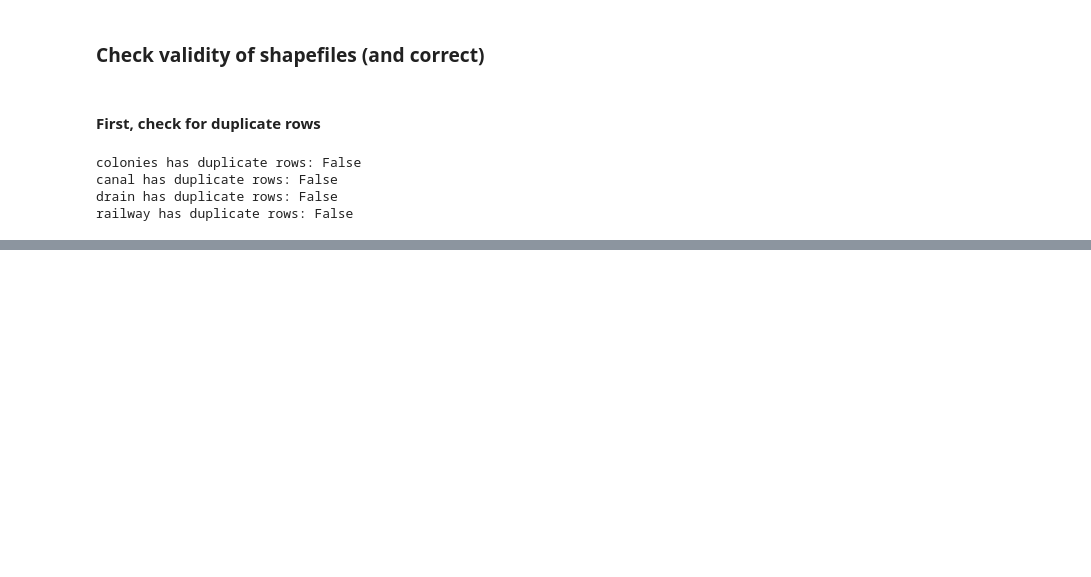
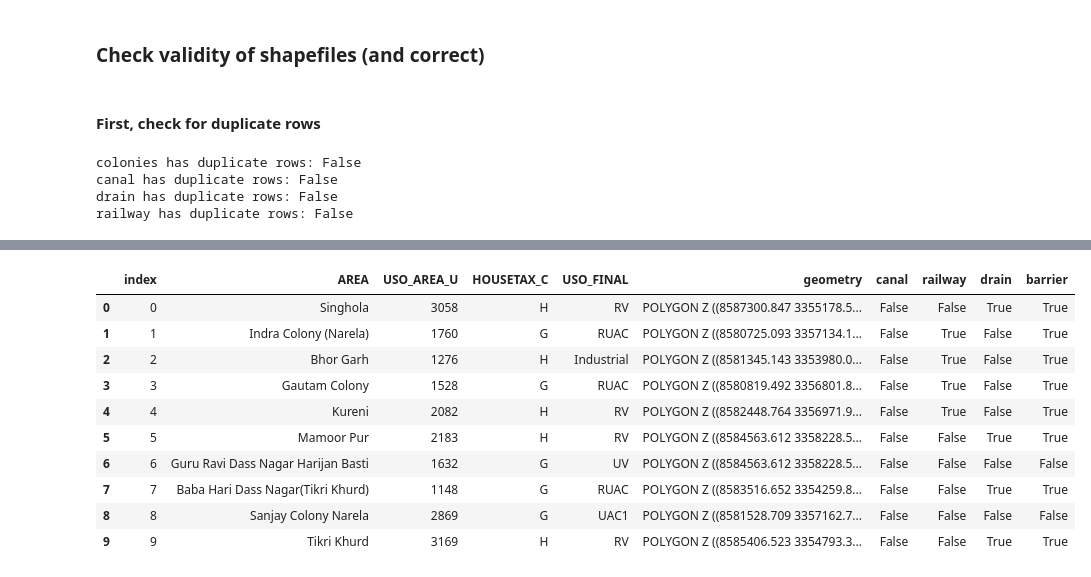
Before and after one commit to bwbelljr/delhi_spatial_index, a Jupyter notebook: barrier_clip.ipynb, the cells around one changed output, grey strips where cells are left out. Cells and saved outputs as stored; diff of their text form; code cells hidden in the pictures; blank space fills up the shorter version.

Commit message:
feat: completed barrier clip notebook

```diff
--- a/barrier_clip.ipynb
+++ b/barrier_clip.ipynb
@@ -138,0 +262,6 @@ railway has duplicate rows: False
+# %%
+colonies = spatial_index_utils.barrier_intersection(colonies, canal, "canal")
+# %%
+colonies = spatial_index_utils.barrier_intersection(colonies, railway, "railway")
+# %%
+colonies = spatial_index_utils.barrier_intersection(colonies, drain, "drain")
@@ -138,0 +277,17 @@ railway has duplicate rows: False
+# %%
+# Create barrier column as being intersection with canal, railway or drain
+colonies['barrier'] = colonies['canal'] | colonies['railway'] | colonies["drain"]
+# %%
+colonies.head(10)
+# %% [output]
+|  | index | AREA | USO_AREA_U | HOUSETAX_C | USO_FINAL | geometry | canal | railway | drain | barrier |
+| 0 | 0 | Singhola | 3058 | H | RV | POLYGON Z ((8587300.847 3355178.5... | False | False | True | True |
+| 1 | 1 | Indra Colony (Narela) | 1760 | G | RUAC | POLYGON Z ((8580725.093 3357134.1... | False | True | False | True |
+| 2 | 2 | Bhor Garh | 1276 | H | Industrial | POLYGON Z ((8581345.143 3353980.0... | False | True | False | True |
+| 3 | 3 | Gautam Colony | 1528 | G | RUAC | POLYGON Z ((8580819.492 3356801.8... | False | True | False | True |
+| 4 | 4 | Kureni | 2082 | H | RV | POLYGON Z ((8582448.764 3356971.9... | False | True | False | True |
+| 5 | 5 | Mamoor Pur | 2183 | H | RV | POLYGON Z ((8584563.612 3358228.5... | False | False | True | True |
+| 6 | 6 | Guru Ravi Dass Nagar Harijan Basti | 1632 | G | UV | POLYGON Z ((8584563.612 3358228.5... | False | False | False | False |
+| 7 | 7 | Baba Hari Dass Nagar(Tikri Khurd) | 1148 | G | RUAC | POLYGON Z ((8583516.652 3354259.8... | False | False | True | True |
+| 8 | 8 | Sanjay Colony Narela | 2869 | G | UAC1 | POLYGON Z ((8581528.709 3357162.7... | False | False | False | False |
+| 9 | 9 | Tikri Khurd | 3169 | H | RV | POLYGON Z ((8585406.523 3354793.3... | False | False | True | True |
```
Also changed, not shown: parts of 39 cells of this notebook.
